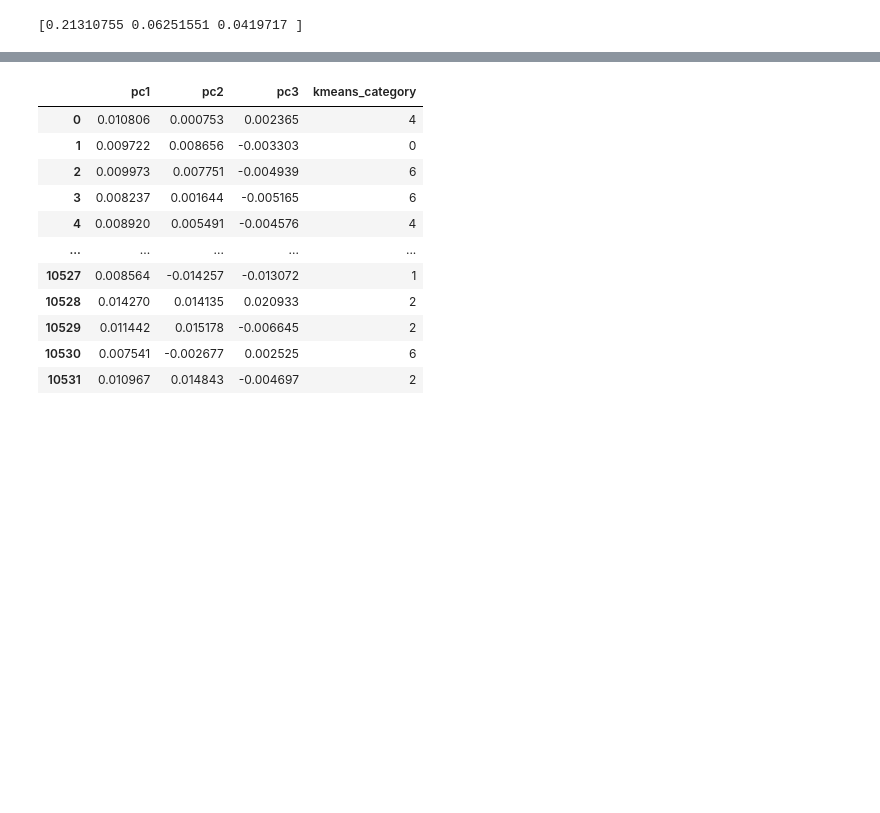
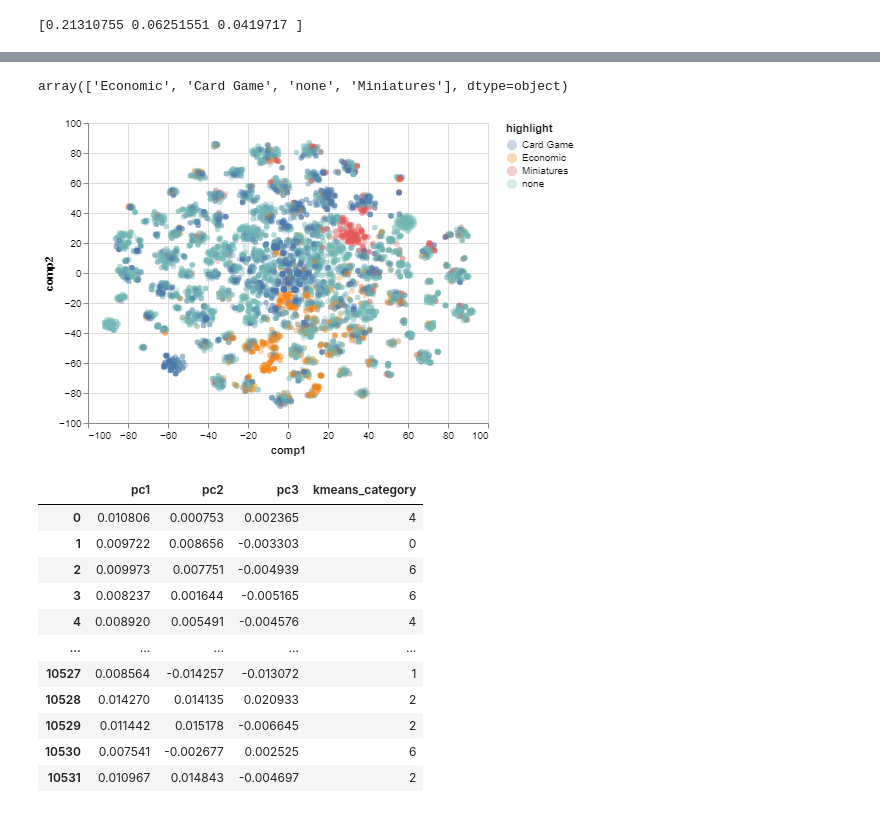
Before and after one commit to WraySmith/boardgame-explorer, a Jupyter notebook: networkgraph_testing/network_testing.ipynb, the cells around one changed output, grey strips where cells are left out. Drawn from its saved outputs; the diff is of its cells as text; code cells hidden in the pictures; blank space fills up the shorter version.

Commit message:
update network graph exploratinon

```diff
--- a/networkgraph_testing/network_testing.ipynb
+++ b/networkgraph_testing/network_testing.ipynb
@@ -130,0 +139,5 @@ print(pca_results.explained_variance_ratio_)
+# %%
+tsne_output = pd.DataFrame(tsne_results)
+combined_output = pd.concat([tsne_output, boardgame_data_sub[['category', 'mechanic']]], axis = 1)
+# %%
+combined_output.columns = ['comp1', 'comp2', 'category', 'mechanic']
@@ -130,0 +160,18 @@ print(pca_results.explained_variance_ratio_)
+# %%
+def highlighter(x, labels):
+    for label in labels:
+        if (label in x): return label
+    return 'none'
+# %%
+combined_output['highlight'] = combined_output.category.map(lambda x: highlighter(x, ['Economic', 'Card Game' ,'Miniatures']))
+# %%
+combined_output.highlight.unique()
+# %% [output]
+array(['Economic', 'Card Game', 'none', 'Miniatures'], dtype=object)
+# %%
+alt.Chart(combined_output).mark_circle(opacity=0.3).encode(
+    alt.X('comp1'),
+    alt.Y('comp2'),
+    alt.Color('highlight'))
+# %% [output]
+[figure, added]
```
Also changed, not shown: parts of 7 cells of this notebook, 1 other file.
